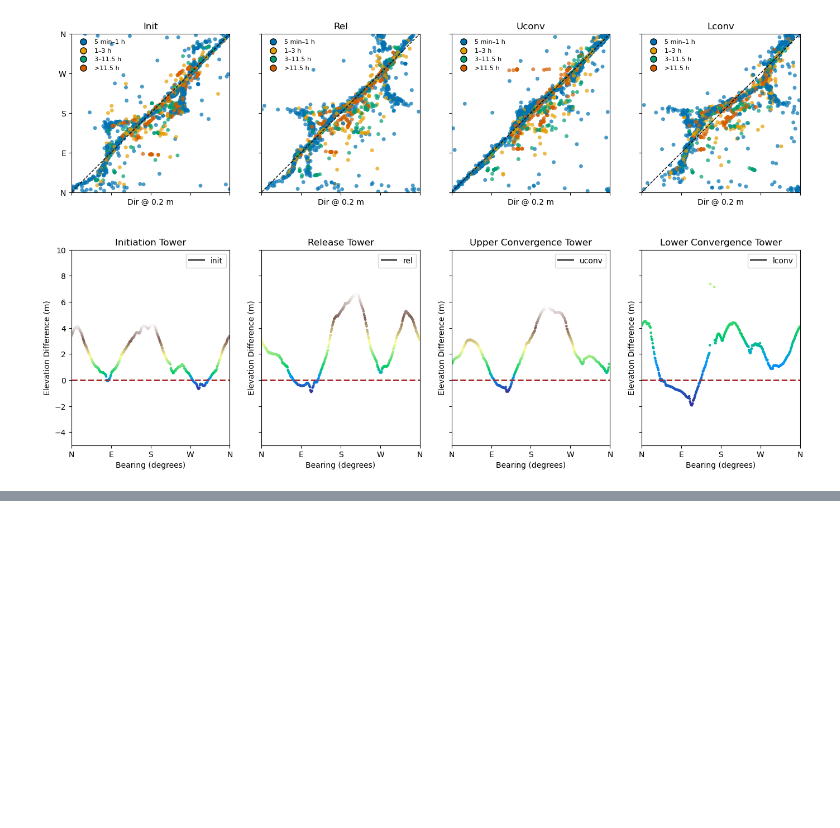
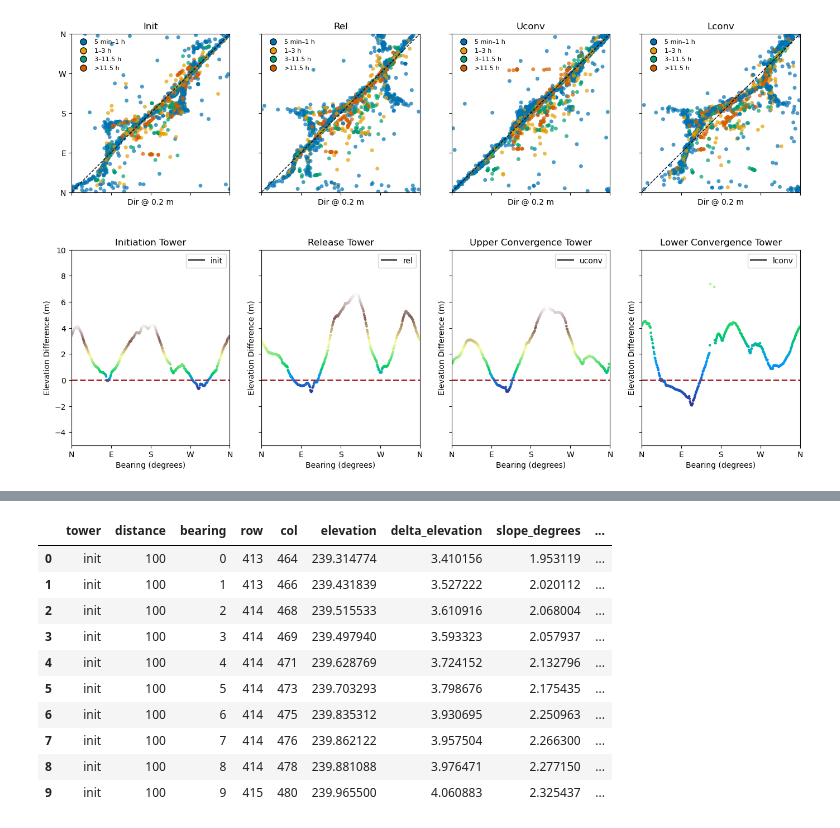
Before and after one commit to marositesUSC/SAVANT, a Jupyter notebook: topography.ipynb, the cells around one changed output, grey strips where cells are left out. Cells and saved outputs as stored; diff of their text form; code cells hidden in the pictures; blank space fills up the shorter version.

```diff
--- a/topography.ipynb
+++ b/topography.ipynb
@@ -662,0 +684,28 @@ plt.show()
+# %%
+conditions = [
+    (elevation_points['slope_degrees'] < 0),
+    (elevation_points['slope_degrees'] > 1),
+    (elevation_points['slope_degrees'] >= 0) & (elevation_points['slope_degrees'] <= 1)
+]
+
+choices = [
+    'down-gully',
+    'up slope',
+    'up-gully'
+]
+
+# Use np.select to create the new 'terrain_feature' column
+elevation_points['terrain_feature'] = np.select(conditions, choices, default='unknown')
+elevation_points.head(10)
+# %% [output]
+|  | tower | distance | bearing | row | col | elevation | delta_elevation | slope_degrees | ... |
+| 0 | init | 100 | 0 | 413 | 464 | 239.314774 | 3.410156 | 1.953119 | ... |
+| 1 | init | 100 | 1 | 413 | 466 | 239.431839 | 3.527222 | 2.020112 | ... |
+| 2 | init | 100 | 2 | 414 | 468 | 239.515533 | 3.610916 | 2.068004 | ... |
+| 3 | init | 100 | 3 | 414 | 469 | 239.497940 | 3.593323 | 2.057937 | ... |
+| 4 | init | 100 | 4 | 414 | 471 | 239.628769 | 3.724152 | 2.132796 | ... |
+| 5 | init | 100 | 5 | 414 | 473 | 239.703293 | 3.798676 | 2.175435 | ... |
+| 6 | init | 100 | 6 | 414 | 475 | 239.835312 | 3.930695 | 2.250963 | ... |
+| 7 | init | 100 | 7 | 414 | 476 | 239.862122 | 3.957504 | 2.266300 | ... |
+| 8 | init | 100 | 8 | 414 | 478 | 239.881088 | 3.976471 | 2.277150 | ... |
+| 9 | init | 100 | 9 | 415 | 480 | 239.965500 | 4.060883 | 2.325437 | ... |
```
Also changed, not shown: parts of 9 cells of this notebook.
